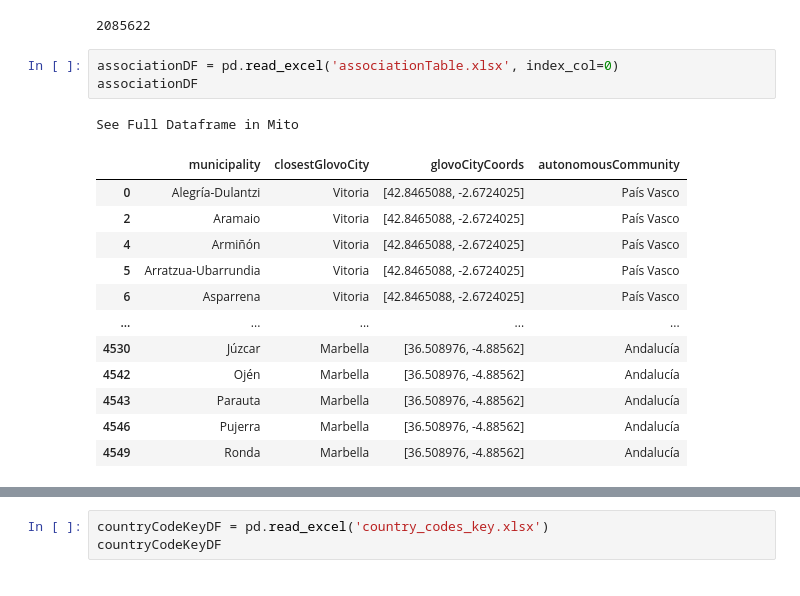
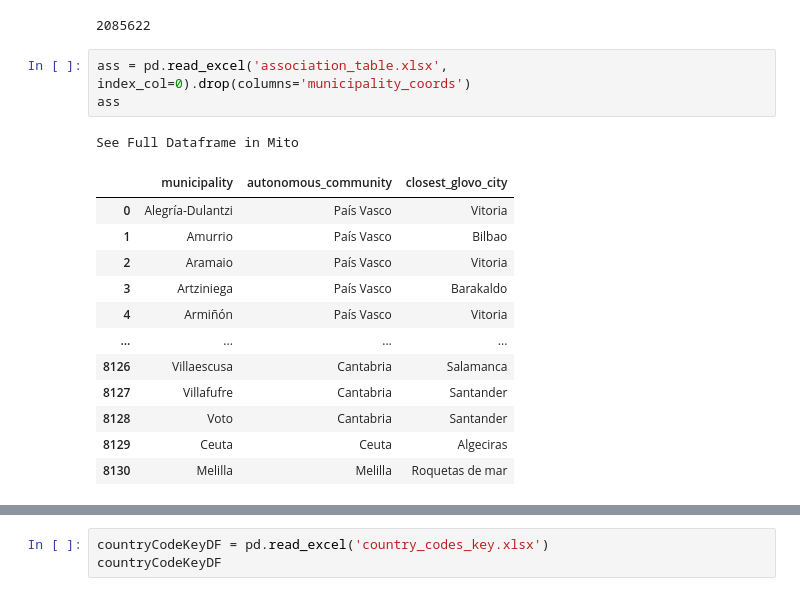
Before and after one commit to linkcharger/glovo, a Jupyter notebook: merging/mergingGlovoAndAux.ipynb, the cells around one changed output, grey strips where cells are left out. Cells and saved outputs as stored; diff of their text form.

Commit message:
merged census to ESS to glovo

```diff
--- a/merging/mergingGlovoAndAux.ipynb
+++ b/merging/mergingGlovoAndAux.ipynb
@@ -404,19 +227,19 @@ len(census)
 # %% [output]
 2085622
 # %%
-associationDF = pd.read_excel('associationTable.xlsx', index_col=0)
-associationDF
+ass = pd.read_excel('association_table.xlsx', index_col=0).drop(columns='municipality_coords')
+ass
 # %% [output]
 See Full Dataframe in Mito
-|  | municipality | closestGlovoCity | glovoCityCoords | autonomousCommunity |
-| 0 | Alegría-Dulantzi | Vitoria | [42.8465088, -2.6724025] | País Vasco |
-| 2 | Aramaio | Vitoria | [42.8465088, -2.6724025] | País Vasco |
-| 4 | Armiñón | Vitoria | [42.8465088, -2.6724025] | País Vasco |
-| 5 | Arratzua-Ubarrundia | Vitoria | [42.8465088, -2.6724025] | País Vasco |
-| 6 | Asparrena | Vitoria | [42.8465088, -2.6724025] | País Vasco |
-| ... | ... | ... | ... | ... |
-| 4530 | Júzcar | Marbella | [36.508976, -4.88562] | Andalucía |
-| 4542 | Ojén | Marbella | [36.508976, -4.88562] | Andalucía |
-| 4543 | Parauta | Marbella | [36.508976, -4.88562] | Andalucía |
-| 4546 | Pujerra | Marbella | [36.508976, -4.88562] | Andalucía |
-| 4549 | Ronda | Marbella | [36.508976, -4.88562] | Andalucía |
+|  | municipality | autonomous_community | closest_glovo_city |
+| 0 | Alegría-Dulantzi | País Vasco | Vitoria |
+| 1 | Amurrio | País Vasco | Bilbao |
+| 2 | Aramaio | País Vasco | Vitoria |
+| 3 | Artziniega | País Vasco | Barakaldo |
+| 4 | Armiñón | País Vasco | Vitoria |
+| ... | ... | ... | ... |
+| 8126 | Villaescusa | Cantabria | Salamanca |
+| 8127 | Villafufre | Cantabria | Santander |
+| 8128 | Voto | Cantabria | Santander |
+| 8129 | Ceuta | Ceuta | Algeciras |
+| 8130 | Melilla | Melilla | Roquetas de mar |
```
Also changed, not shown: parts of 97 cells of this notebook, 6 other files.
